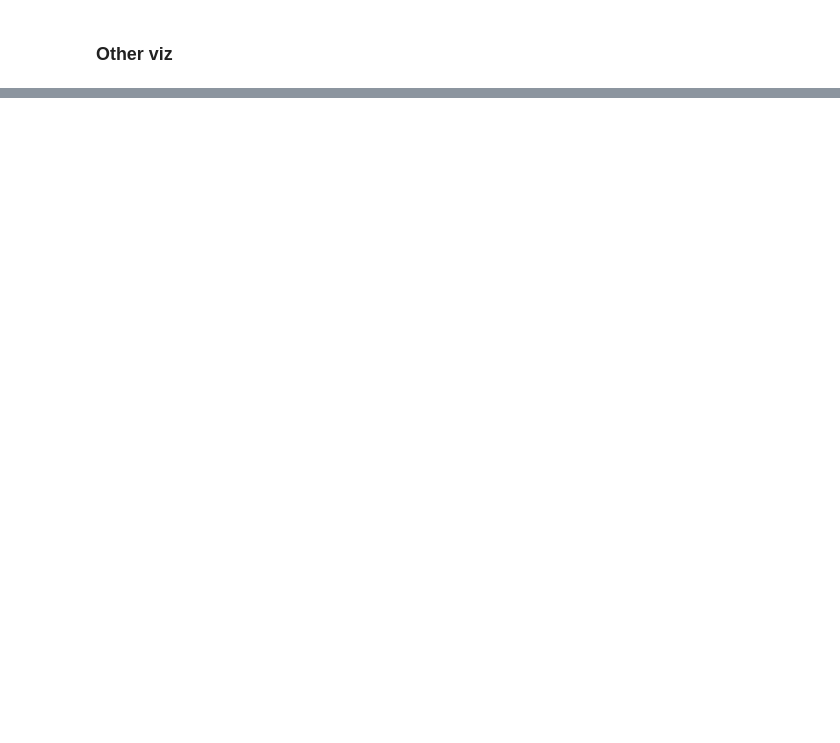
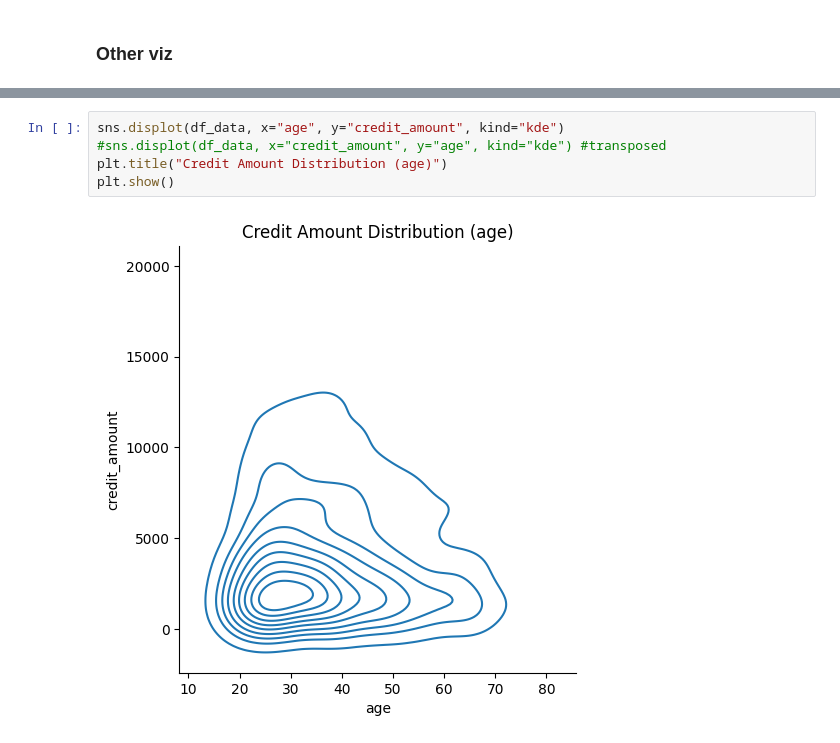
Before and after one commit to MaxPersoon/XAI-Project, a Jupyter notebook: EDA notebook ME.ipynb, the cells around one changed output, grey strips where cells are left out. Drawn from its saved outputs; the diff is of its cells as text; blank space fills up the shorter version.

```diff
--- a/EDA notebook ME.ipynb
+++ b/EDA notebook ME.ipynb
@@ -278,0 +253,7 @@ https://gist.github.com/mwaskom/de44147ed2974457ad6372750bbe5751
+# %%
+sns.displot(df_data, x="age", y="credit_amount", kind="kde")
+#sns.displot(df_data, x="credit_amount", y="age", kind="kde") #transposed
+plt.title("Credit Amount Distribution (age)")
+plt.show()
+# %% [output]
+[figure, added]
```
Also changed, not shown: parts of 9 cells of this notebook.
